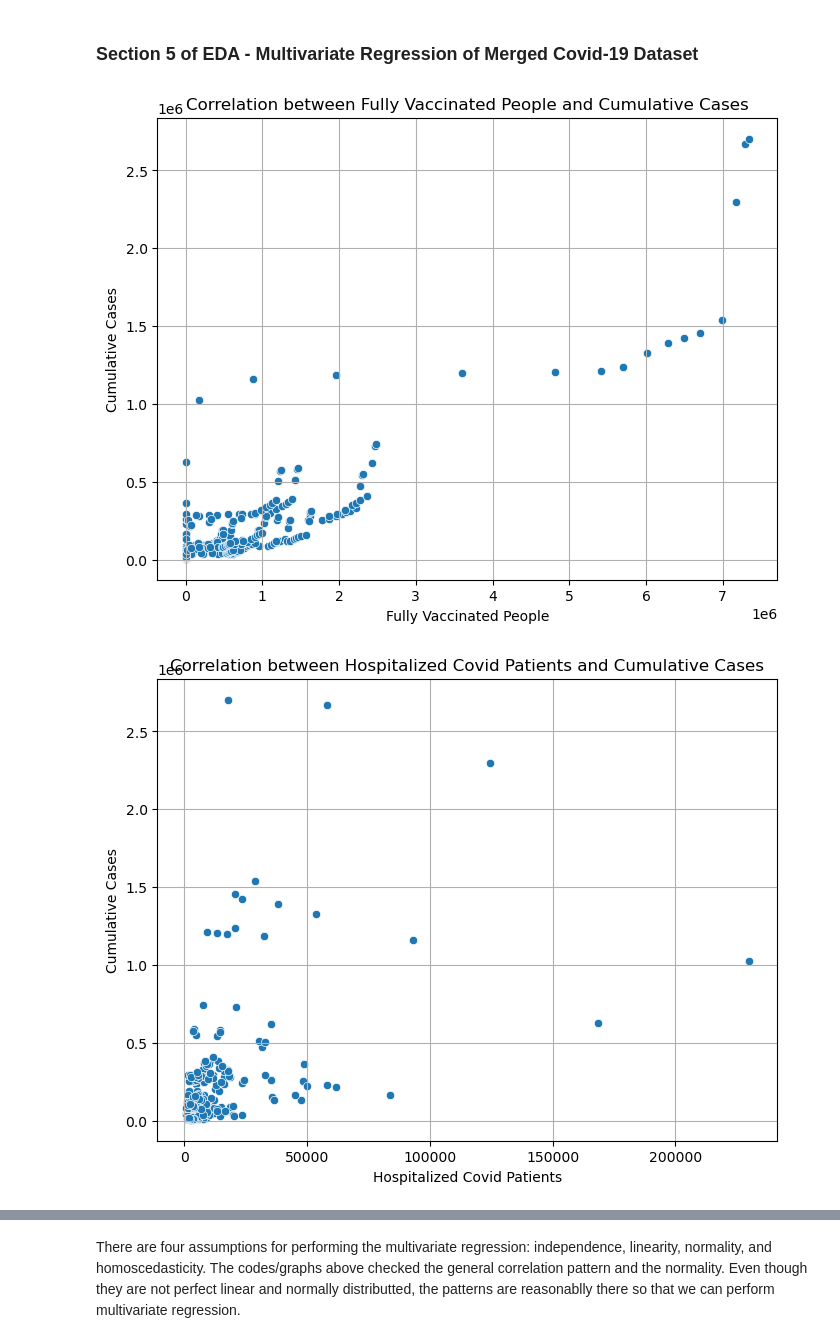
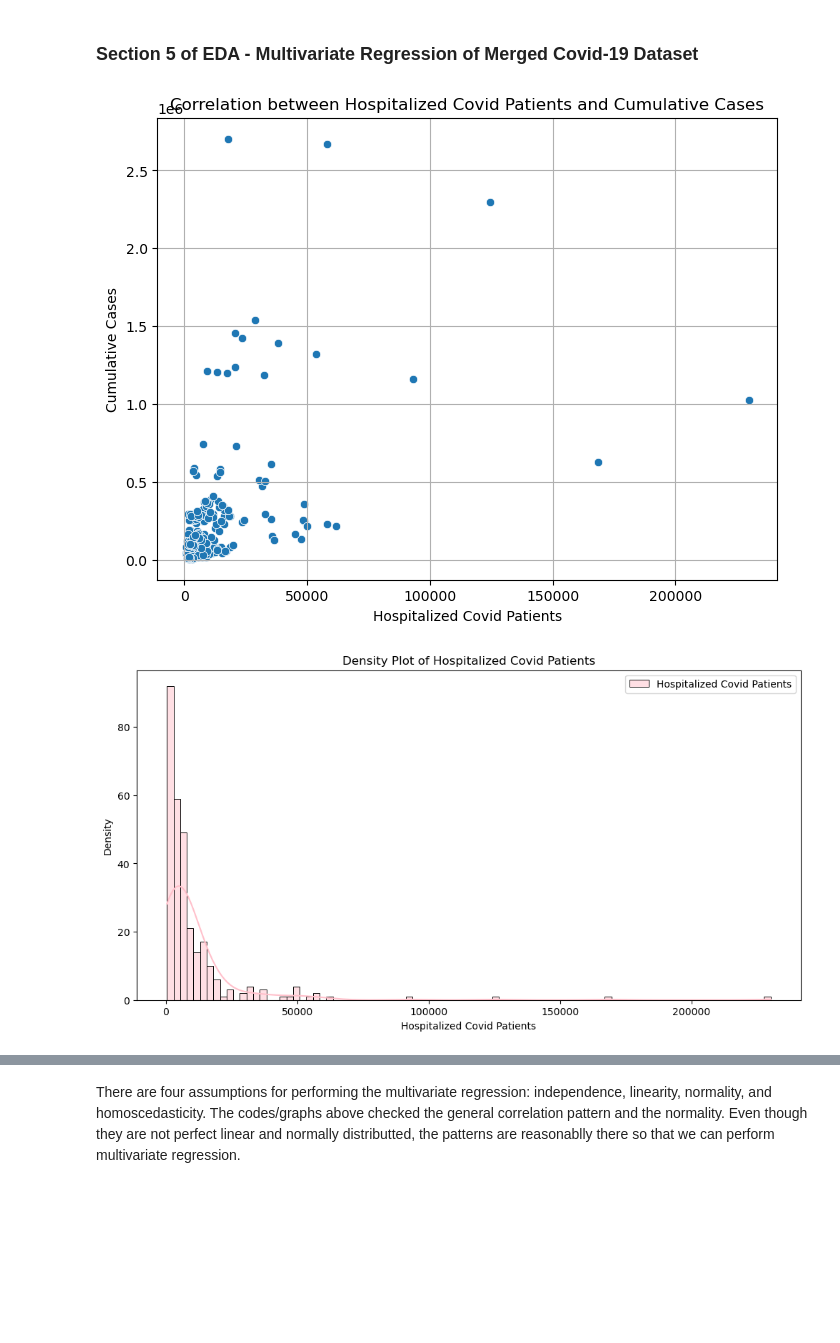
Before and after one commit to COGS108/Group022_WI24, a Jupyter notebook: FinalProject_Group022_WI24.ipynb, the cells around one changed output, grey strips where cells are left out. Saved outputs shown, nothing was run; the diff lists cells and outputs as text; code cells hidden in the pictures; blank space fills up the shorter version.

```diff
--- a/FinalProject_Group022_WI24.ipynb
+++ b/FinalProject_Group022_WI24.ipynb
@@ -558,8 +560,8 @@ plt.show()
 # %% [markdown]
 The graph at the top is a lineplot representing the trend of fully vaccinated people overtime, which is the number of people who are fully vaccinated in that month. There is a gradual increase/spike starting from Nov. 2020, indicating people were gradually getting vaccination at that time and this increase lasted till March 2021. Then, even though number of fully vaccinated people is still increasing, the rate drops. It will be interesting to look at the correlation with other factors at this time point. The graph at the bottom is also a lineplot that displays the cumulative fully vaccinated people over time. The general trend is increasing, but the slope was the deepest from Nov.2020 to March 2021, conforming with the data seen in the graph above. The slope plateaues after May 2021. The graphs are consistent with people's expectations that there would be more people got full vaccination after a little delay when the COVID-19 started (people needed time to realize the thing & got the time for two doses). We can look at how the increase in vaccination rate correlates with COVD-19 cases and/or the hospitalizaion rate later on.
 # %%
-data['proportion_fully_vaccinated'] = data['fully_vaccinated'] / data['population']
-vaccine_proportion_df = data.groupby(['county', 'year_month'])['proportion_fully_vaccinated'].mean().reset_index()
+vaccine_df['proportion_fully_vaccinated'] = vaccine_df['fully_vaccinated'] / data['population']
+vaccine_proportion_df = vaccine_df.groupby(['county', 'year_month'])['proportion_fully_vaccinated'].mean().reset_index()
 
 plt.figure(figsize=(12, 6))
 sns.lineplot(data=vaccine_proportion_df, x='year_month', y='proportion_fully_vaccinated', hue='county', marker='o')
@@ -571,7 +573,7 @@ plt.legend(title='County', bbox_to_anchor=(1.05, 1), loc='upper left')
 plt.tight_layout()
 plt.show()
 
-data['proportion_cumulative_fully_vaccinated'] = data['cumulative_fully_vaccinated'] / data['population']
+data['proportion_cumulative_fully_vaccinated'] = vaccine_df['cumulative_fully_vaccinated'] / data['population']
 vaccine_cumulative_proportion_df = data.groupby(['county', 'year_month'])['proportion_cumulative_fully_vaccinated'].mean().reset_index()
 
 plt.figure(figsize=(12, 6))
@@ -592,40 +594,22 @@ This linegraph takes into accrount of the population in different counties and d
 ### Section 5 of EDA - Multivariate Regression of Merged Covid-19 Dataset
 # %%
 import statsmodels.api as sm
-
-# check the general pattern of correlation
-plt.figure(figsize=(8, 6))
-sns.scatterplot(data=data, x='cumulative_fully_vaccinated', y='cumulative_cases')
-plt.title('Correlation between Fully Vaccinated People and Cumulative Cases')
-plt.xlabel('Fully Vaccinated People')
-plt.ylabel('Cumulative Cases')
-plt.grid(True)
-plt.show()
 
 plt.figure(figsize=(8, 6))
 sns.scatterplot(data=data, x='hospitalized_covid_patients', y='cumulative_cases')
 plt.title('Correlation between Hospitalized Covid Patients and Cumulative Cases')
 plt.xlabel('Hospitalized Covid Patients')
 plt.ylabel('Cumulative Cases')
 plt.grid(True)
 plt.show()
 
-# check for normality of data
-plt.figure(figsize=(12, 6))
-sns.histplot(data['cumulative_fully_vaccinated'], kde=True, color='blue', label='Cumulative Fully Vaccinated')
-plt.title('Density Plot of Cumulative Fully Vaccinated')
-plt.xlabel('Cumulative Fully Vaccinated')
-plt.ylabel('Density')
-plt.legend()
-plt.show()
-
 plt.figure(figsize=(12, 6))
 sns.histplot(data['hospitalized_covid_patients'], kde=True, color='pink', label='Hospitalized Covid Patients')
 plt.title('Density Plot of Hospitalized Covid Patients')
 plt.xlabel('Hospitalized Covid Patients')
 plt.ylabel('Density')
 plt.legend()
 plt.show()
 # %% [output]
-[figure, old version]
+[figure, new version]
-[figure, old version]
+[figure, new version]
```
Also changed, not shown: parts of 6 cells of this notebook.
